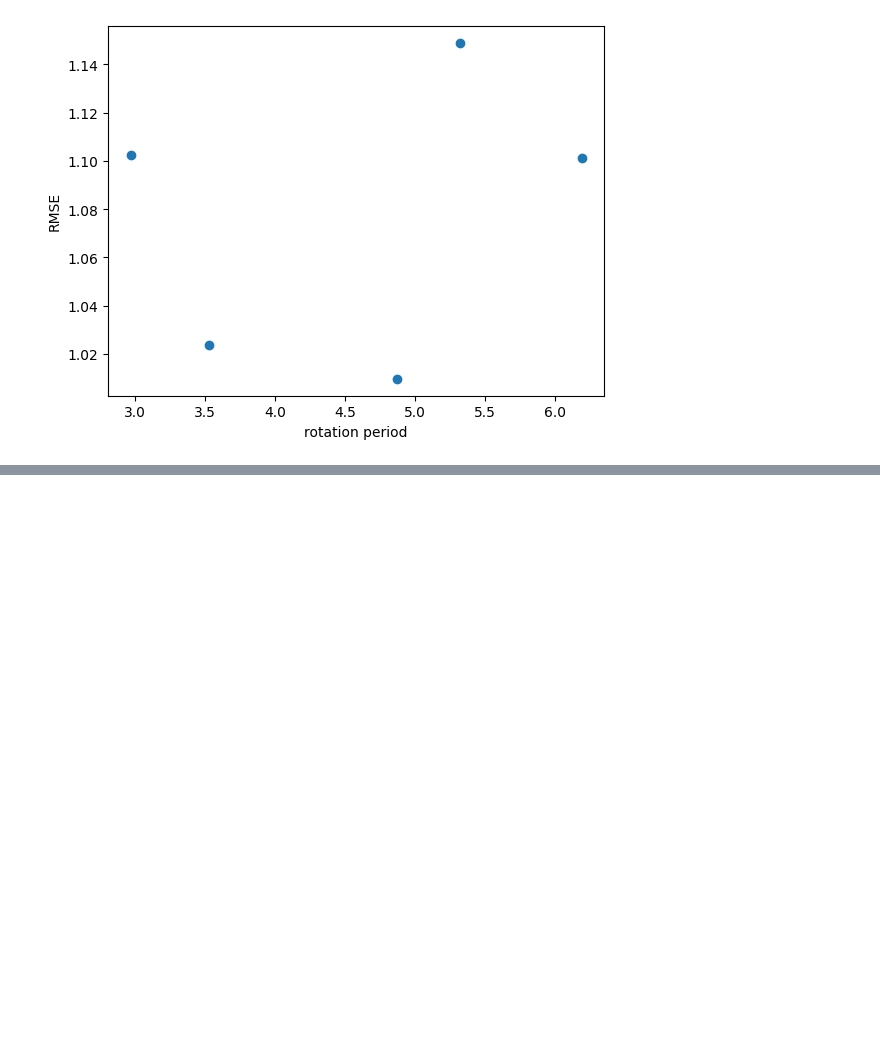
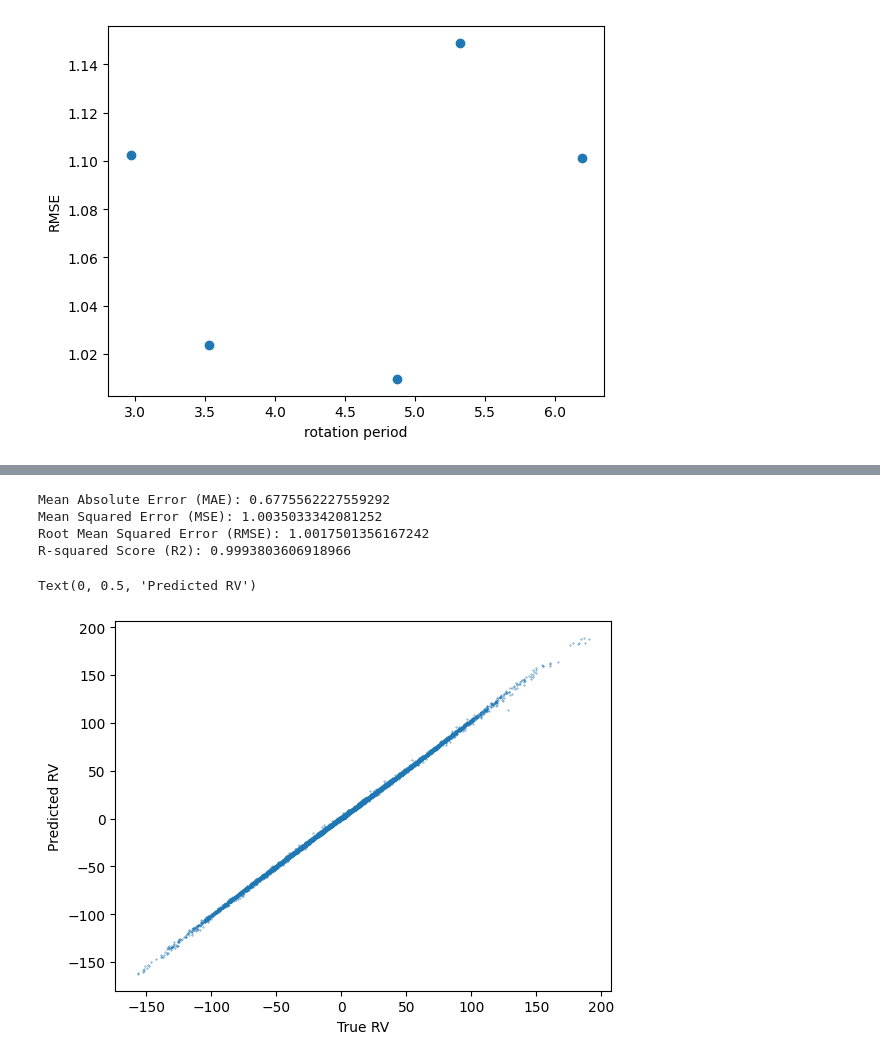
Before and after one commit to Yuska1509/NN_models_stars, a Jupyter notebook: NN.ipynb, the cells around one changed output, grey strips where cells are left out. Drawn from its saved outputs; the diff is of its cells as text; code cells hidden in the pictures; blank space fills up the shorter version.

Commit message:
half period

```diff
--- a/NN.ipynb
+++ b/NN.ipynb
@@ -626,0 +688,6 @@ Text(0, 0.5, 'RMSE')
+# %%
+batch_size = 32
+
+train_loader2 = create_dataloader2(train_indices, batch_size, times_sin, times_cos, times_sin_half, times_cos_half)
+val_loader2 = create_dataloader2(val_indices, batch_size, times_sin, times_cos, times_sin_half, times_cos_half)
+test_loader2 = create_dataloader2(test_indices, batch_size, times_sin, times_cos, times_sin_half, times_cos_half)
@@ -626,0 +764,20 @@ Text(0, 0.5, 'RMSE')
+# %%
+# Load the best model for evaluation
+model2.load_state_dict(torch.load('best_rv_prediction_model_half.pth'))
+
+# Evaluate on the test set
+model2.eval()
+y_pred_tr_half = []
+y_true_tr_half = []
+running_test_loss = 0.0
+with torch.no_grad():
+    for ccf_batch, sin_batch, cos_batch, sin_half_batch, cos_half_batch, labels_batch in test_loader2:
+        outputs = model2(ccf_batch.cuda(), sin_batch.cuda(), cos_batch.cuda(), sin_half_batch.cuda(), cos_half_batch.cuda())
+        y_pred_tr_half.extend(outputs.flatten().tolist())
+        y_true_tr_half.extend(labels_batch.flatten().tolist())
+        squared_diff = np.array(outputs.cpu() - labels_batch.cpu()) ** 2
+        loss = criterion(outputs, labels_batch.cuda())
+        running_test_loss += loss.item() * ccf_batch.size(0)
+
+epoch_test_loss = running_test_loss / len(test_loader.dataset) * (std_train_rv ** 2)
+print(f"Test Loss: {epoch_test_loss:.4f}")
@@ -626,0 +786,27 @@ Text(0, 0.5, 'RMSE')
+# %%
+# Convert predictions and true values to numpy arrays for metric calculation
+y_pred_tr_half = np.array(y_pred_tr_half) * std_train_rv + mean_train_rv
+y_true_tr_half = np.array(y_true_tr_half) * std_train_rv + mean_train_rv
+
+# Calculate evaluation metrics
+mae = mean_absolute_error(y_true_tr_half, y_pred_tr_half)
+mse = mean_squared_error(y_true_tr_half, y_pred_tr_half)
+rmse = root_mean_squared_error(y_true_tr_half, y_pred_tr_half)
+r2 = r2_score(y_true_tr_half, y_pred_tr_half)
+
+print("Mean Absolute Error (MAE):", mae)
+print("Mean Squared Error (MSE):", mse)
+print("Root Mean Squared Error (RMSE):", rmse)
+print("R-squared Score (R2):", r2)
+# %% [output]
+Mean Absolute Error (MAE): 0.6775562227559292
+Mean Squared Error (MSE): 1.0035033342081252
+Root Mean Squared Error (RMSE): 1.0017501356167242
+R-squared Score (R2): 0.9993803606918966
+# %%
+plt.scatter(y_true_tr_half, y_pred_tr_half, s=0.1)
+plt.xlabel('True RV')
+plt.ylabel('Predicted RV')
+# %% [output]
+Text(0, 0.5, 'Predicted RV')
+[figure, added]
```
Also changed, not shown: parts of 7 cells of this notebook.
